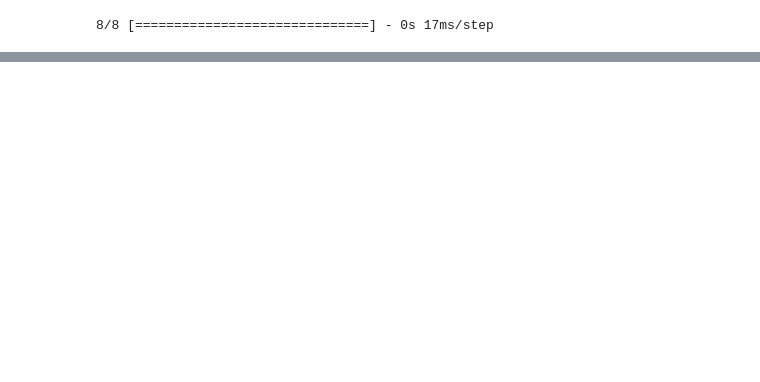
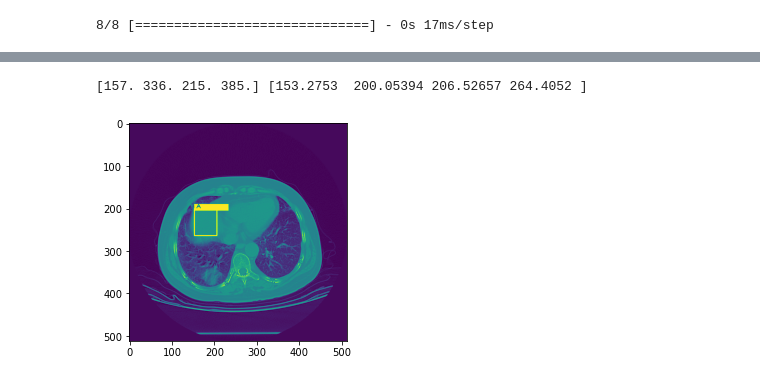
Before and after one commit to Daniel-Sun-99/Capstone, a Jupyter notebook: code/simpleKeras.ipynb, the cells around one changed output, grey strips where cells are left out. Cells and saved outputs as stored; diff of their text form; code cells hidden in the pictures; blank space fills up the shorter version.

```diff
--- a/code/simpleKeras.ipynb
+++ b/code/simpleKeras.ipynb
@@ -264,0 +418,12 @@ plt.savefig('../myVisuals/kerasAtualMediumPred.png')
+# %%
+imin = ious.index(min(ious))
+print(y_test_box[imin], ypred[imin])
+data = [np.hstack((np.asarray(ypred[imin]), classpredsar[imin]))]
+img_bitmap = X_test[imin]*255
+img_bitmap = img_bitmap.reshape((512,512))
+test = roi2rect.roi2rect(img_name="test", img_np=img_bitmap, img_data=data, label_list=['A', 'B', 'D', 'G'])
+plt.imshow(test)
+plt.savefig('../myVisuals/kerasWorstPred.png')
+# %% [output]
+[157. 336. 215. 385.] [153.2753  200.05394 206.52657 264.4052 ]
+[figure, added]
```
Also changed, not shown: parts of 44 cells of this notebook, 7 other files.
